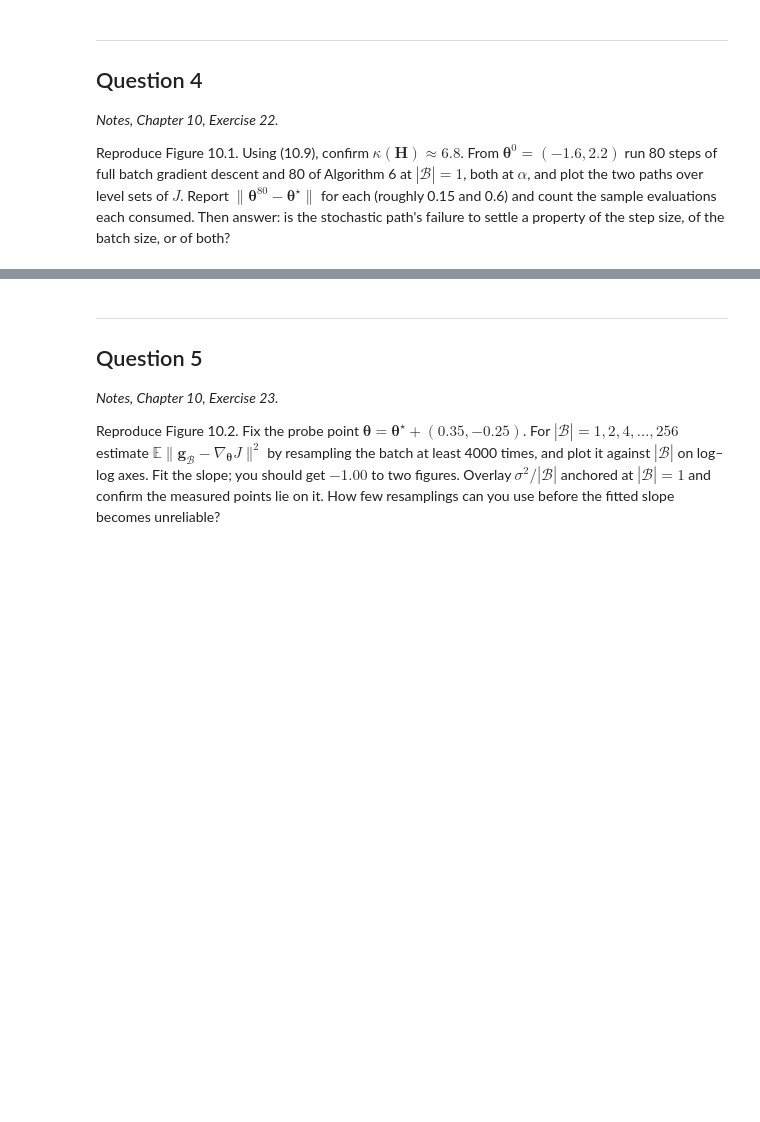
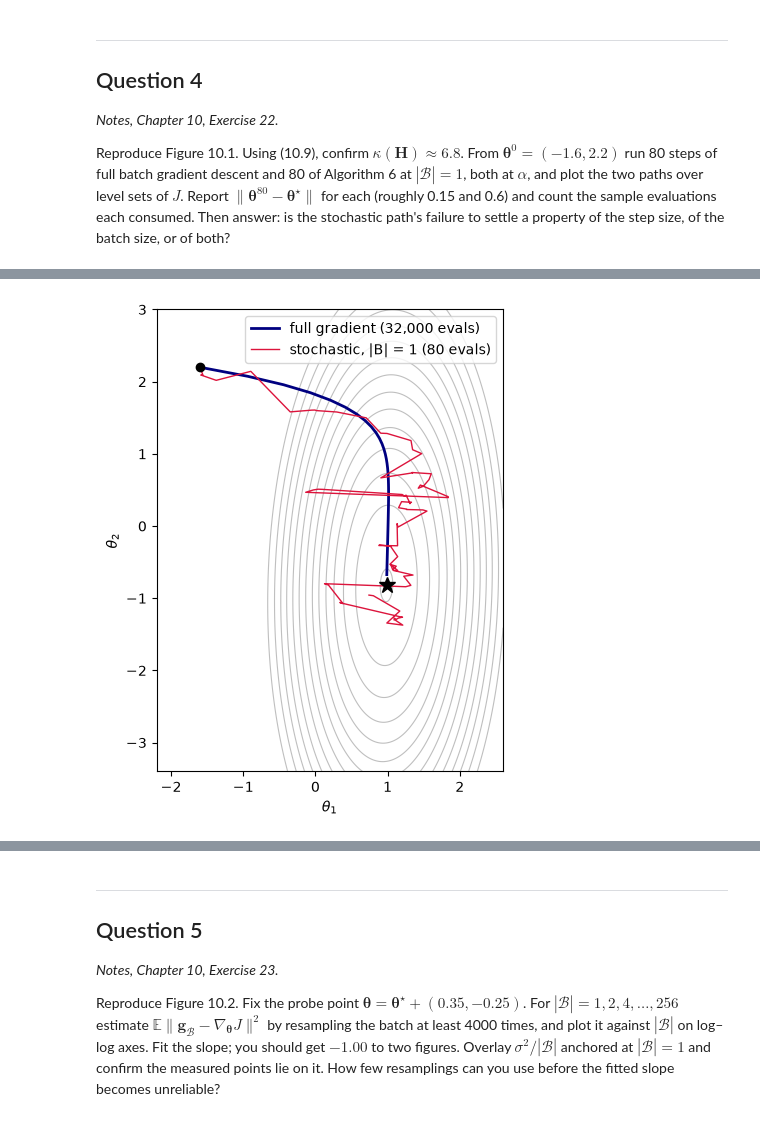
Before and after one commit to akhilghar/COE379L.1, a Jupyter notebook: HW4/Assignment_4-2.ipynb, the cells around one changed output, grey strips where cells are left out. Cells and saved outputs as stored; diff of their text form; code cells hidden in the pictures; blank space fills up the shorter version.

```diff
--- a/HW4/Assignment_4-2.ipynb
+++ b/HW4/Assignment_4-2.ipynb
@@ -210,3 +209,88 @@ Show that if all classes share a covariance, $\Sigma_k = \Sigma$, the quadratic
 Reproduce Figure 10.1. Using (10.9), confirm $\kappa(\mathbf{H}) \approx 6.8$. From $\boldsymbol{\theta}^0 = (-1.6, 2.2)$ run 80 steps of full batch gradient descent and 80 of Algorithm 6 at $|\mathcal{B}| = 1$, both at $\alpha$, and plot the two paths over level sets of $J$. Report $\|\boldsymbol{\theta}^{80} - \boldsymbol{\theta}^\star\|$ for each (roughly 0.15 and 0.6) and count the sample evaluations each consumed. Then answer: is the stochastic path's failure to settle a property of the step size, of the batch size, or of both?
 # %%
 # Question 4: your code here
+from functools import partial
+
+# ---- Data: problem (10.9) ----
+key_data = jax.random.PRNGKey(4)
+n_data = 400
+A = jnp.diag(jnp.array([1.0, 0.38]))
+theta_gen = jnp.array([1.0, -0.8])
+noise = 0.7
+
+def sample(key):
+    key_z, key_eps = jax.random.split(key)
+    x = A @ jax.random.normal(key_z, shape=(2,))
+    y = x @ theta_gen + noise * jax.random.normal(key_eps)
+    return x, y
+
+def generate_data(key, n):
+    keys = jax.random.split(key, n)
+    X, Y = jax.vmap(sample)(keys)
+    return X, Y
+
+X_data, y_data = generate_data(key_data, n_data)
+H = X_data.T @ X_data / n_data
+theta_star = jnp.linalg.solve(X_data.T @ X_data, X_data.T @ y_data)
+alpha = 1.0 / (4 * jnp.linalg.eigvalsh(H)[-1])
+eigs = jnp.linalg.eigvalsh(H)
+print(f"eigenvalues of H = {eigs},  kappa(H) = {eigs[-1] / eigs[0]:.2f}")
+print(f"L = {eigs[-1]:.4f},  alpha = 1/(4L) = {alpha:.4f},  theta* = {theta_star}")
+
+# L2 loss and gradients
+def loss_i(theta, x, y):
+    return 0.5 * (x @ theta - y) ** 2
+grad_i = jax.grad(loss_i)
+
+def batch_grad(theta, key, B):
+    idx = jax.random.randint(key, (B,), 0, n_data)
+    return jnp.mean(jax.vmap(grad_i, in_axes=(None, 0, 0))(theta, X_data[idx], y_data[idx]), axis=0)
+
+def J(theta):
+    return 0.5 * jnp.mean((X_data @ theta - y_data) ** 2)
+full_grad = jax.grad(J)
+
+# Full-batch GD vs. SGD (|B| = 1)
+key = jax.random.PRNGKey(0)
+T = 80
+theta0 = jnp.array([-1.6, 2.2])
+
+@jax.jit
+def run_gd(theta0):
+    def step(theta, _):
+        theta = theta - alpha * full_grad(theta)
+        return theta, theta
+    _, path = jax.lax.scan(step, theta0, None, length=T)
+    return jnp.vstack([theta0, path])
+
+@partial(jax.jit, static_argnames="B")
+def run_sgd(key, theta0, B):
+    def step(theta, k):
+        theta = theta - alpha * batch_grad(theta, k, B)
+        return theta, theta
+    _, path = jax.lax.scan(step, theta0, jax.random.split(key, T))
+    return jnp.vstack([theta0, path])
+
+gd_path = run_gd(theta0)
+sgd_path = run_sgd(jax.random.fold_in(key, 1), theta0, B=1)
+print(f"GD : ||theta^80 - theta*|| = {jnp.linalg.norm(gd_path[-1] - theta_star):.3f},  sample evaluations = {T * n_data}")
+print(f"SGD: ||theta^80 - theta*|| = {jnp.linalg.norm(sgd_path[-1] - theta_star):.3f},  sample evaluations = {T * 1}")
+
+# SGD's distance is random: also report it over many independent runs
+runs = 2000
+ends = jax.vmap(lambda k: run_sgd(k, theta0, B=1)[-1])(jax.random.split(jax.random.fold_in(key, 2), runs))
+dist = jnp.linalg.norm(ends - theta_star, axis=1)
+print(f"SGD over {runs} runs: median distance {jnp.median(dist):.3f}, RMS {jnp.sqrt(jnp.mean(dist ** 2)):.3f}")
+
+# Paths over the level sets of J
+g1, g2 = jnp.meshgrid(jnp.linspace(-2.2, 2.6, 300), jnp.linspace(-3.4, 3.0, 300))
+Jgrid = jax.vmap(jax.vmap(lambda a, b: J(jnp.array([a, b]))))(g1, g2)
+plt.figure(figsize=(6, 6))
+plt.contour(g1, g2, Jgrid, levels=jnp.quantile(Jgrid.ravel(), jnp.linspace(0.002, 0.6, 14)), colors="0.75", linewidths=0.8)
+plt.plot(*gd_path.T, c="navy", lw=2, label="full gradient (32,000 evals)")
+plt.plot(*sgd_path.T, c="crimson", lw=1, label="stochastic, |B| = 1 (80 evals)")
+plt.plot(*theta_star, "k*", ms=12); plt.plot(*theta0, "ko")
+plt.xlabel(r"$\theta_1$"); plt.ylabel(r"$\theta_2$"); plt.legend(); plt.gca().set_aspect("equal")
+plt.show()
+plt.savefig("HW4Problem4.jpg")
+# %% [output]
@@ -212,0 +302 @@ Reproduce Figure 10.1. Using (10.9), confirm $\kappa(\mathbf{H}) \approx 6.8$. F
+[figure, added]
```
Also changed, not shown: parts of 9 cells of this notebook, 8 other files.
